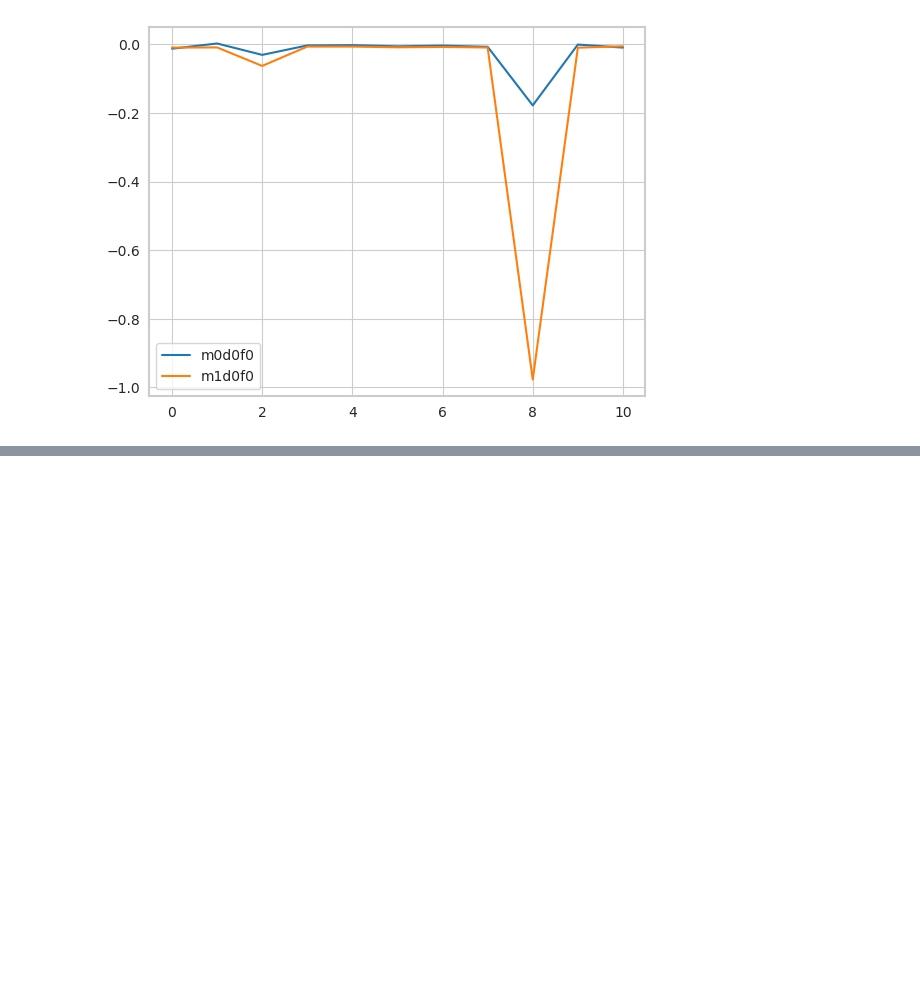
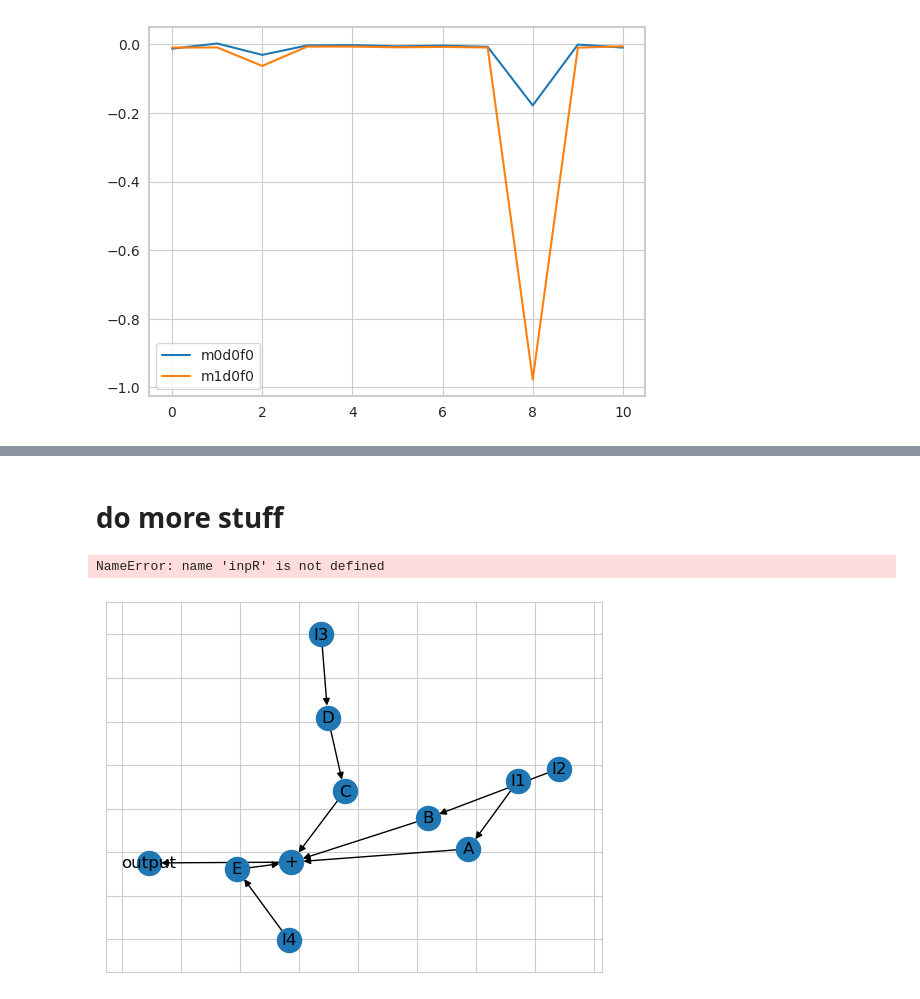
Before and after one commit to NeuroTheoryUMD/mattjac, a Jupyter notebook: v1/moving_bar.ipynb, the cells around one changed output, grey strips where cells are left out. Cells and saved outputs as stored; diff of their text form; code cells hidden in the pictures; blank space fills up the shorter version.

```diff
--- a/v1/moving_bar.ipynb
+++ b/v1/moving_bar.ipynb
@@ -435,0 +438,79 @@ output
+# %% [markdown]
+# do more stuff
+# %%
+import model as m
+from importlib import reload
+reload(m)
+
+layer0 = m.ConvolutionalLayer().num_filters(1).filter_dims(21)
+
+layer1 = m.ConvolutionalLayer().num_filters(2,4).filter_dims(9)
+
+layer2 = m.Layer().num_filters(7,9).norm_type(m.Norm.none).NLtype(m.NL.relu).bias(False).initialize_center(True).reg_vals({'l1':0.1, 'localx':0.001, 'bcs':{'d2xt':1}})
+
+layer3 = m.Layer().norm_type(m.Norm.none).NLtype(m.NL.relu).bias(False).initialize_center(True).reg_vals({'l1':0.1, 'localx':0.001, 'bcs':{'d2xt':1}}).num_filters(6)
+
+layer4 = m.Layer().norm_type(m.Norm.none).NLtype(m.NL.relu).bias(False) \
+    .initialize_center(True) \
+    .reg_vals({'l1':0.1, 'localx':0.001, 'bcs':{'d2xt':1}}).num_filters(7,9)
+
+inpS = m.Input(covariate='stim', input_dims=[1,36,1,10])
+netA = m.Network(layers=[layer0, layer1], name='A')
+netB = m.Network(layers=[layer2], name='B')
+netC = m.Network(layers=[layer3], name='C')
+netD = m.Network(layers=[layer4], name='D')
+output = m.Output(num_neurons=11)
+
+inpS.to(netA)
+inpR.to(netC)
+netA.to(netB)
+netD.to(output)
+m.Sum(netB, netC).to(output)
+
+model = m.Model(output)
+print(model)
+
+model.draw_network()
+# %% [output]
+NameError: name 'inpR' is not defined
+# %%
+import model as m
+import model_factory as mf
+from importlib import reload
+reload(m)
+
+layer0 = m.ConvolutionalLayer().num_filters(1).filter_dims(21)
+
+layer1 = m.ConvolutionalLayer().num_filters(2,4).filter_dims(9)
+
+layer2 = m.Layer().num_filters(7,9).norm_type(m.Norm.none).NLtype(m.NL.relu).bias(False).initialize_center(True).reg_vals({'l1':0.1, 'localx':0.001, 'bcs':{'d2xt':1}})
+
+layer3 = m.Layer().norm_type(m.Norm.none).NLtype(m.NL.relu).bias(False).initialize_center(True).reg_vals({'l1':0.1, 'localx':0.001, 'bcs':{'d2xt':1}}).num_filters(6)
+
+layer4 = m.Layer().norm_type(m.Norm.none).NLtype(m.NL.relu).bias(False) \
+    .initialize_center(True) \
+    .reg_vals({'l1':0.1, 'localx':0.001, 'bcs':{'d2xt':1}}).num_filters(7,9)
+
+inp1 = m.Input(covariate='I1', input_dims=[1,36,1,10])
+inp2 = m.Input(covariate='I2', input_dims=[1,36,1,10])
+inp3 = m.Input(covariate='I3', input_dims=[1,36,1,10])
+inp4 = m.Input(covariate='I4', input_dims=[1,36,1,10])
+netA = m.Network(layers=[layer0, layer1], name='A')
+netB = m.Network(layers=[layer4], name='B')
+netC = m.Network(layers=[layer3], name='C')
+netD = m.Network(layers=[layer4], name='D')
+netE = m.Network(layers=[layer2], name='E')
+output = m.Output(num_neurons=11)
+
+inp1.to(netA)
+inp2.to(netB)
+inp3.to(netD)
+inp4.to(netE)
+netD.to(netC)
+m.Sum([netA, netB, netC, netE]).to(output)
+
+model = m.Model(output)
+
+model.draw_network()
+# %% [output]
+[figure, added]
```
Also changed, not shown: parts of 6 cells of this notebook, 3 other files.
